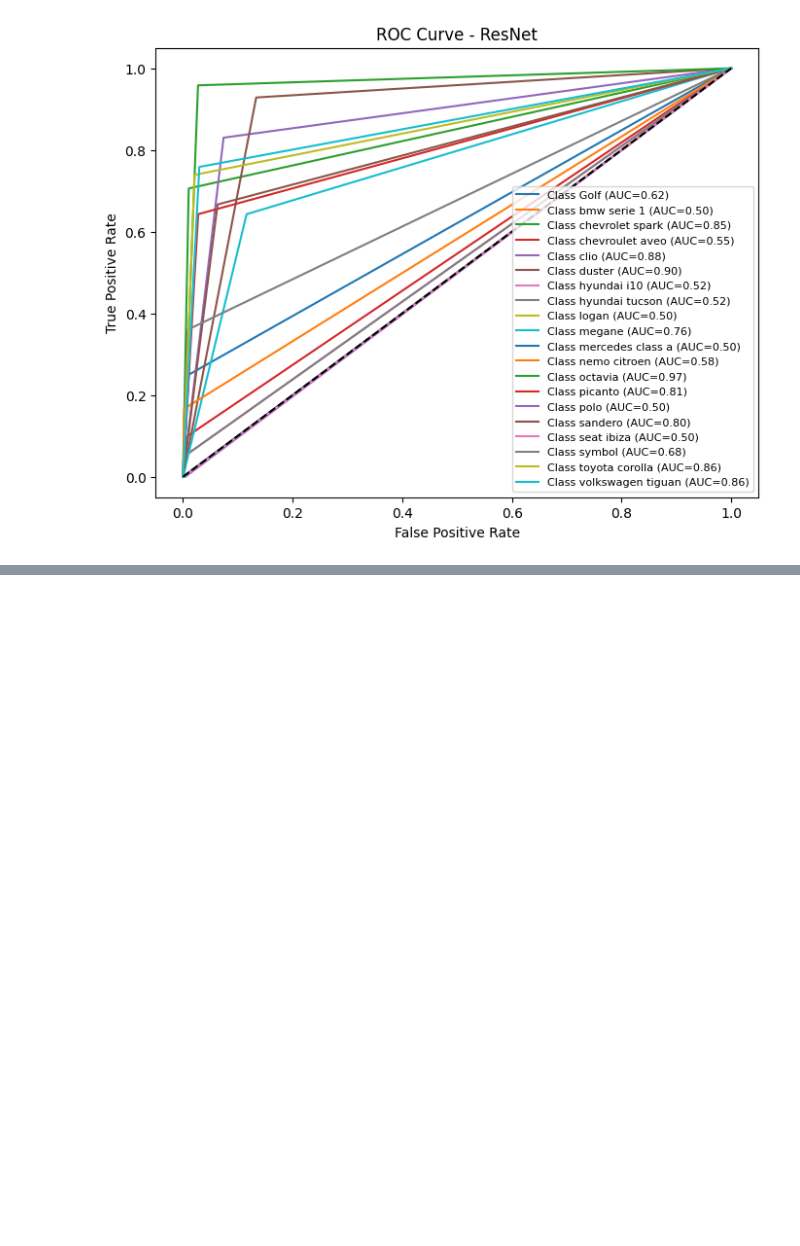
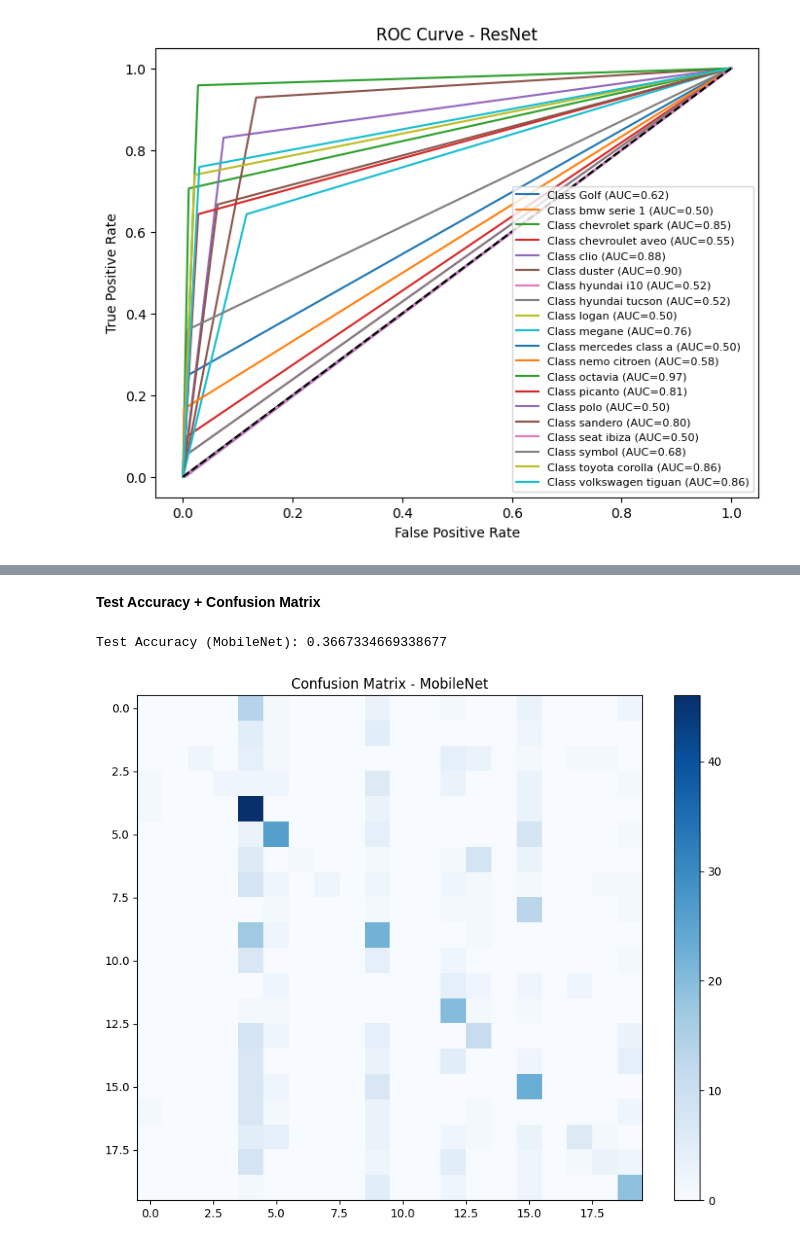
Before and after one commit to MoMedhat10/deep-learning-project, a Jupyter notebook: carClassificationProject.ipynb, the cells around one changed output, grey strips where cells are left out. Saved outputs shown, nothing was run; the diff lists cells and outputs as text; code cells hidden in the pictures; blank space fills up the shorter version.

Commit message:
MobileNet

```diff
--- a/carClassificationProject.ipynb
+++ b/carClassificationProject.ipynb
@@ -297,0 +325,10 @@ plt.show()
+# %%
+model.classifier[1] = nn.Linear(
+    model.classifier[1].in_features,
+    num_classes
+)
+# %%
+model = model.to(device)
+# %%
+criterion = nn.CrossEntropyLoss()
+optimizer = optim.Adam(model.classifier.parameters(), lr=1e-4)
@@ -297,0 +372,36 @@ plt.show()
+# %% [markdown]
+**Test Accuracy + Confusion Matrix**
+# %%
+from sklearn.metrics import accuracy_score, confusion_matrix
+import matplotlib.pyplot as plt
+import numpy as np
+
+
+model.eval()
+y_true, y_pred = [], []
+
+with torch.no_grad():
+    for images, labels in test_loader:
+        images = images.to(device)
+        labels = labels.to(device)
+
+        outputs = model(images)
+        preds = outputs.argmax(1)
+
+        y_true.extend(labels.cpu().numpy())
+        y_pred.extend(preds.cpu().numpy())
+
+acc = accuracy_score(y_true, y_pred)
+print("Test Accuracy (MobileNet):", acc)
+# %% [output]
+Test Accuracy (MobileNet): 0.3667334669338677
+# %%
+cm = confusion_matrix(y_true, y_pred)
+
+plt.figure(figsize=(10,8))
+plt.imshow(cm, cmap="Blues")
+plt.title("Confusion Matrix - MobileNet")
+plt.colorbar()
+plt.show()
+# %% [output]
+[figure, added]
```
Also changed, not shown: parts of 10 cells of this notebook.
